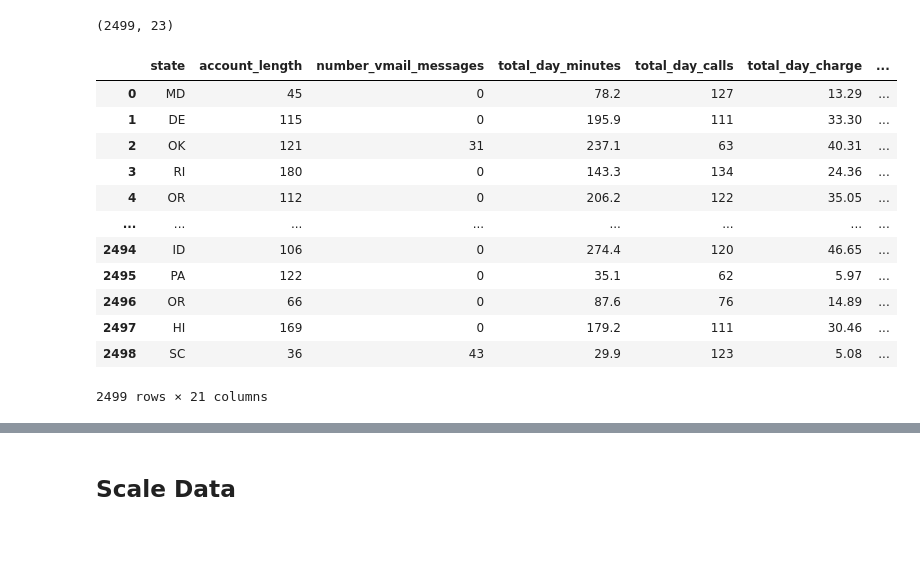
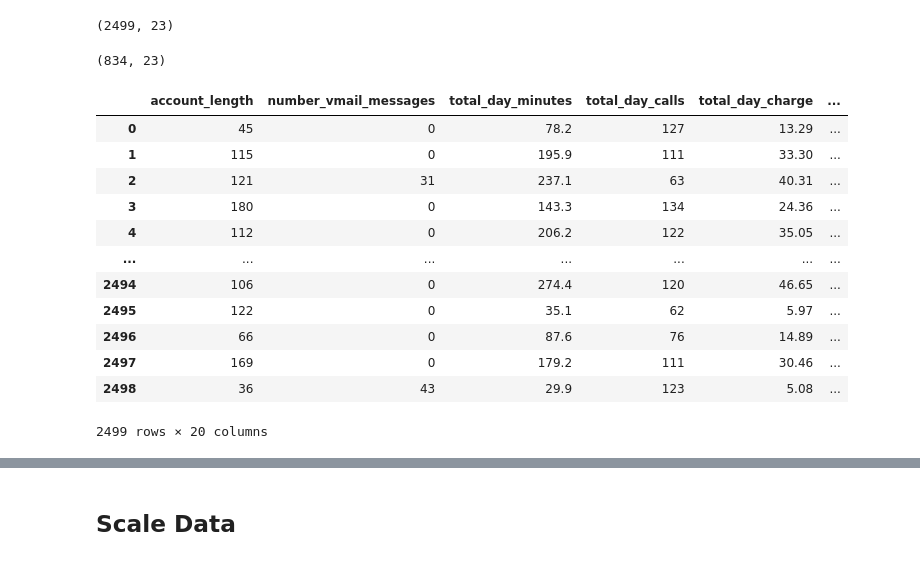
Before and after one commit to jmg0144/Customer-Churn-Classification-Analysis, a Jupyter notebook: phase-3-project.ipynb, the cells around one changed output, grey strips where cells are left out. Cells and saved outputs as stored; diff of their text form; code cells hidden in the pictures.

```diff
--- a/phase-3-project.ipynb
+++ b/phase-3-project.ipynb
@@ -536,20 +477,24 @@ X_train_3.head()
 X_train_3.shape
 # %% [output]
 (2499, 23)
+# %%
+X_test_3.shape
+# %% [output]
+(834, 23)
 # %%
 #Drop international_plan and voice_mail_plan
-X_train_3.drop(['international_plan', 'voice_mail_plan'], axis=1)
+X_train_3.drop(['state', 'voice_mail_plan', 'international_plan'], axis=1)
 # %% [output]
-|  | state | account_length | number_vmail_messages | total_day_minutes | total_day_calls | total_day_charge | ... |
-| 0 | MD | 45 | 0 | 78.2 | 127 | 13.29 | ... |
-| 1 | DE | 115 | 0 | 195.9 | 111 | 33.30 | ... |
-| 2 | OK | 121 | 31 | 237.1 | 63 | 40.31 | ... |
-| 3 | RI | 180 | 0 | 143.3 | 134 | 24.36 | ... |
-| 4 | OR | 112 | 0 | 206.2 | 122 | 35.05 | ... |
-| ... | ... | ... | ... | ... | ... | ... | ... |
-| 2494 | ID | 106 | 0 | 274.4 | 120 | 46.65 | ... |
-| 2495 | PA | 122 | 0 | 35.1 | 62 | 5.97 | ... |
-| 2496 | OR | 66 | 0 | 87.6 | 76 | 14.89 | ... |
-| 2497 | HI | 169 | 0 | 179.2 | 111 | 30.46 | ... |
-| 2498 | SC | 36 | 43 | 29.9 | 123 | 5.08 | ... |
+|  | account_length | number_vmail_messages | total_day_minutes | total_day_calls | total_day_charge | ... |
+| 0 | 45 | 0 | 78.2 | 127 | 13.29 | ... |
+| 1 | 115 | 0 | 195.9 | 111 | 33.30 | ... |
+| 2 | 121 | 31 | 237.1 | 63 | 40.31 | ... |
+| 3 | 180 | 0 | 143.3 | 134 | 24.36 | ... |
+| 4 | 112 | 0 | 206.2 | 122 | 35.05 | ... |
+| ... | ... | ... | ... | ... | ... | ... |
+| 2494 | 106 | 0 | 274.4 | 120 | 46.65 | ... |
+| 2495 | 122 | 0 | 35.1 | 62 | 5.97 | ... |
+| 2496 | 66 | 0 | 87.6 | 76 | 14.89 | ... |
+| 2497 | 169 | 0 | 179.2 | 111 | 30.46 | ... |
+| 2498 | 36 | 43 | 29.9 | 123 | 5.08 | ... |
-2499 rows × 21 columns
+2499 rows × 20 columns
```
Also changed, not shown: parts of 58 cells of this notebook.
